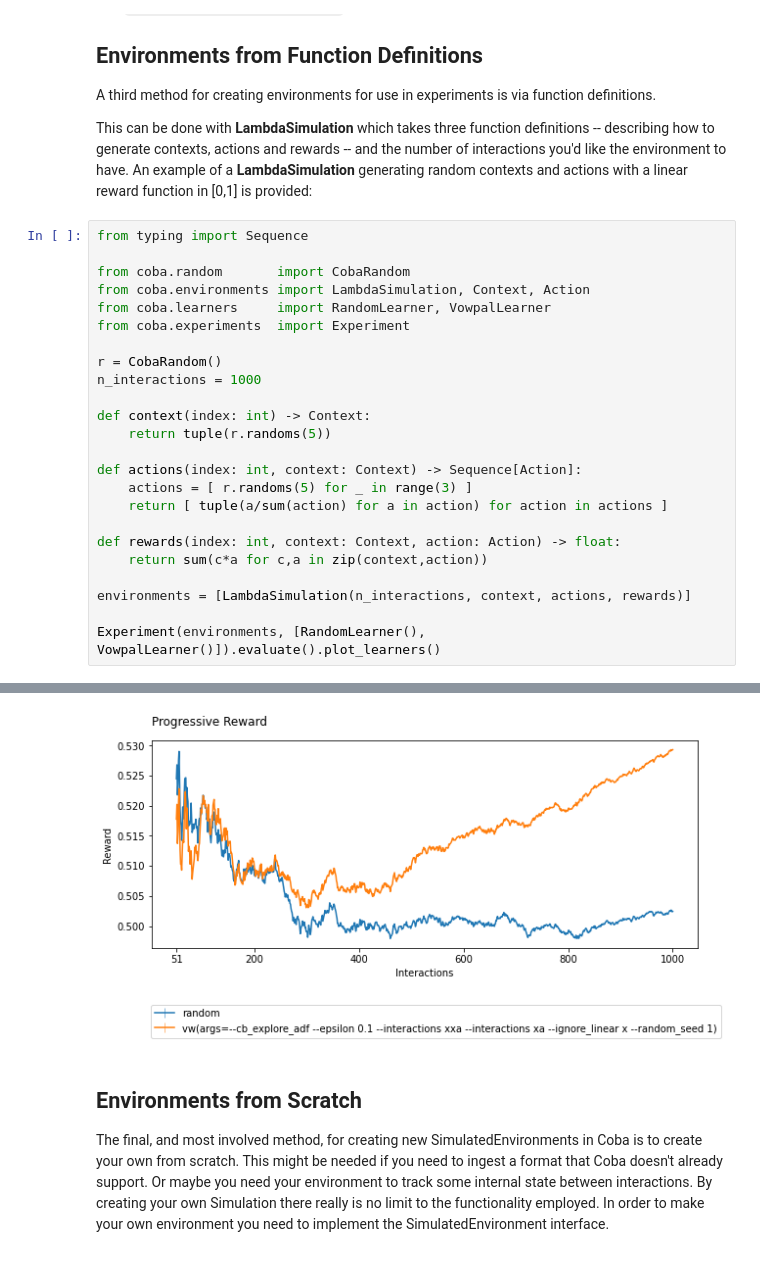
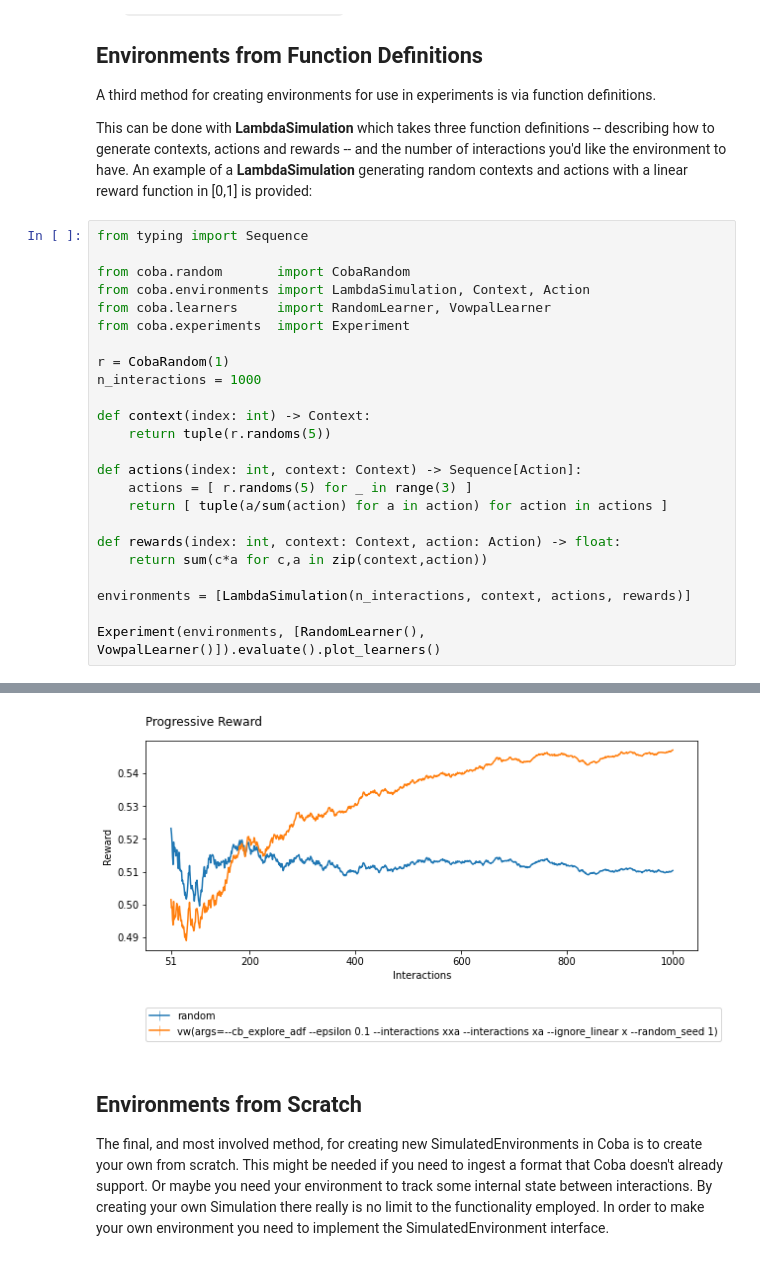
Before and after one commit to VowpalWabbit/coba, a Jupyter notebook: examples/notebooks/Environments.ipynb, the cells around one changed output, grey strips where cells are left out. Cells and saved outputs as stored; diff of their text form.

```diff
--- a/examples/notebooks/Environments.ipynb
+++ b/examples/notebooks/Environments.ipynb
@@ -72,7 +72,7 @@ from coba.environments import LambdaSimulation, Context, Action
 from coba.learners     import RandomLearner, VowpalLearner
 from coba.experiments  import Experiment
 
-r = CobaRandom()
+r = CobaRandom(1)
 n_interactions = 1000
 
 def context(index: int) -> Context:
@@ -100,4 +100,4 @@ Experiment(environments, [RandomLearner(), VowpalLearner()]).evaluate().plot_lea
-[figure, old version]
+[figure, new version]
 # %% [markdown]
 ## Environments from Scratch
 
```
Also changed, not shown: parts of 3 cells of this notebook, 3 other files.
